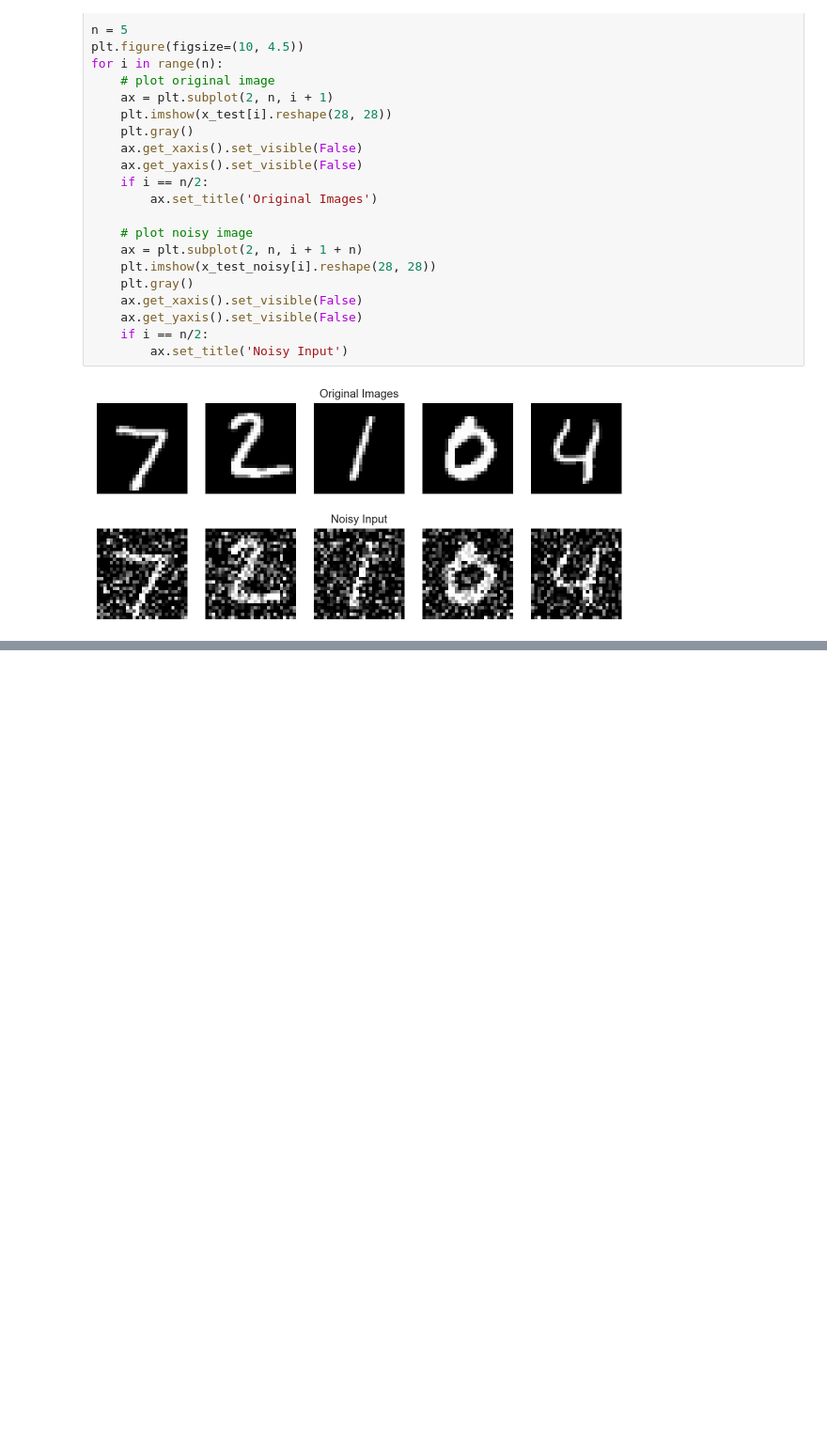
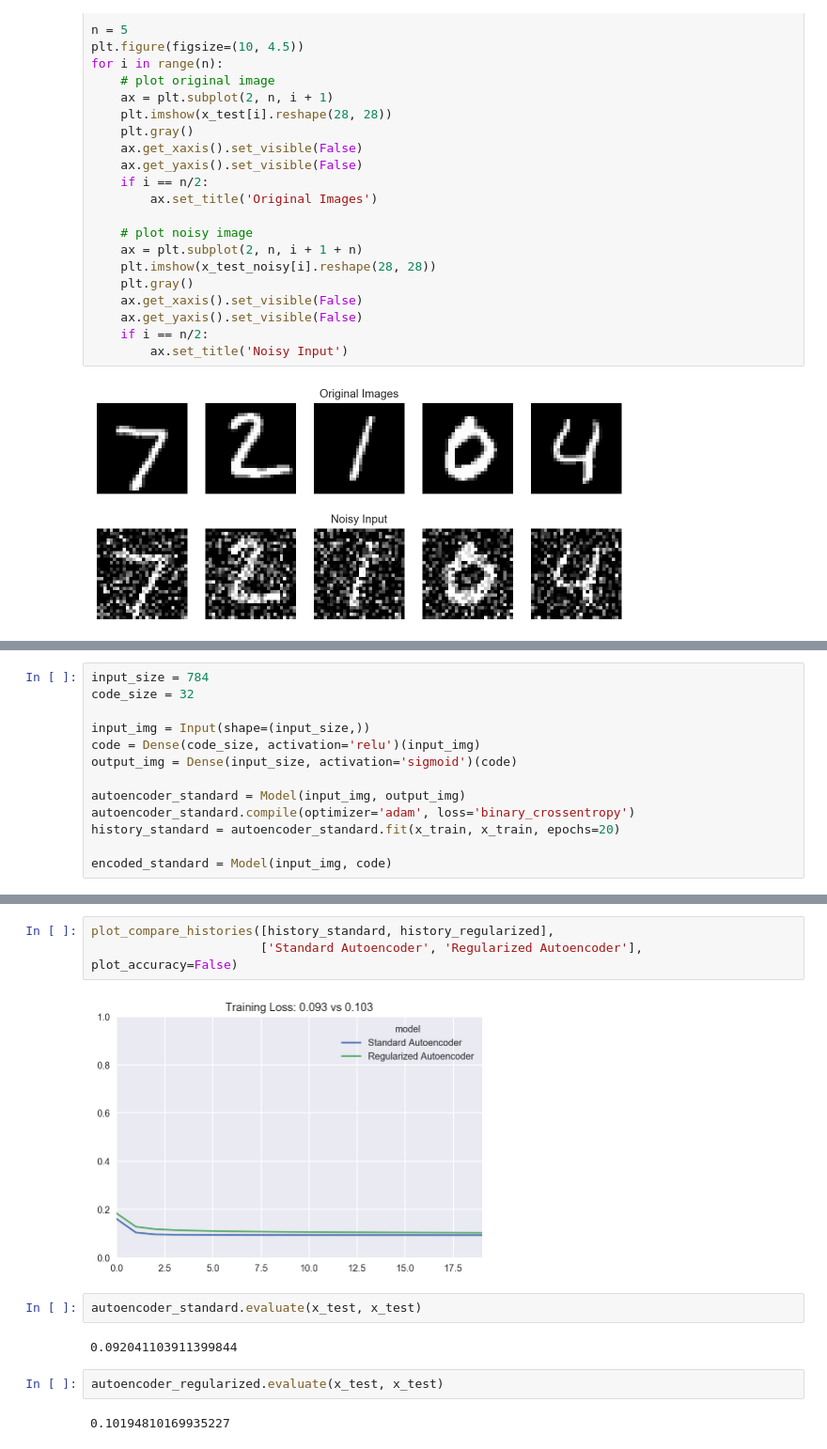
Before and after one commit to ardendertat/Applied-Deep-Learning-with-Keras, a Jupyter notebook: notebooks/Part 3 - Autoencoders.ipynb, the cells around one changed output, grey strips where cells are left out. Shown: that part at 94% size. Saved outputs shown, nothing was run; the diff lists cells and outputs as text; blank space fills up the shorter version.

```diff
--- a/notebooks/Part 3 - Autoencoders.ipynb
+++ b/notebooks/Part 3 - Autoencoders.ipynb
@@ -245,0 +287,13 @@ for i in range(n):
+# %%
+input_size = 784
+code_size = 32
+
+input_img = Input(shape=(input_size,))
+code = Dense(code_size, activation='relu')(input_img)
+output_img = Dense(input_size, activation='sigmoid')(code)
+
+autoencoder_standard = Model(input_img, output_img)
+autoencoder_standard.compile(optimizer='adam', loss='binary_crossentropy')
+history_standard = autoencoder_standard.fit(x_train, x_train, epochs=20)
+
+encoded_standard = Model(input_img, code)
@@ -245,0 +353,13 @@ for i in range(n):
+# %%
+plot_compare_histories([history_standard, history_regularized],
+                       ['Standard Autoencoder', 'Regularized Autoencoder'], plot_accuracy=False)
+# %% [output]
+[figure, added]
+# %%
+autoencoder_standard.evaluate(x_test, x_test)
+# %% [output]
+0.092041103911399844
+# %%
+autoencoder_regularized.evaluate(x_test, x_test)
+# %% [output]
+0.10194810169935227
```
Also changed, not shown: parts of 19 cells of this notebook, 1 other file.
